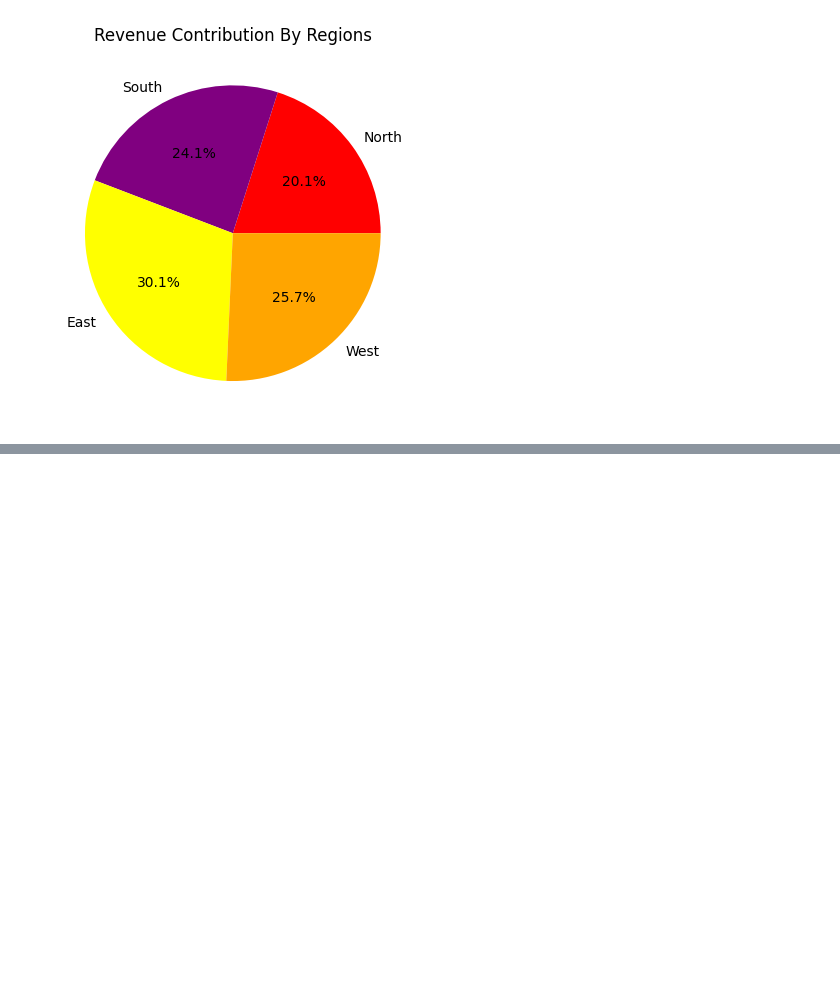
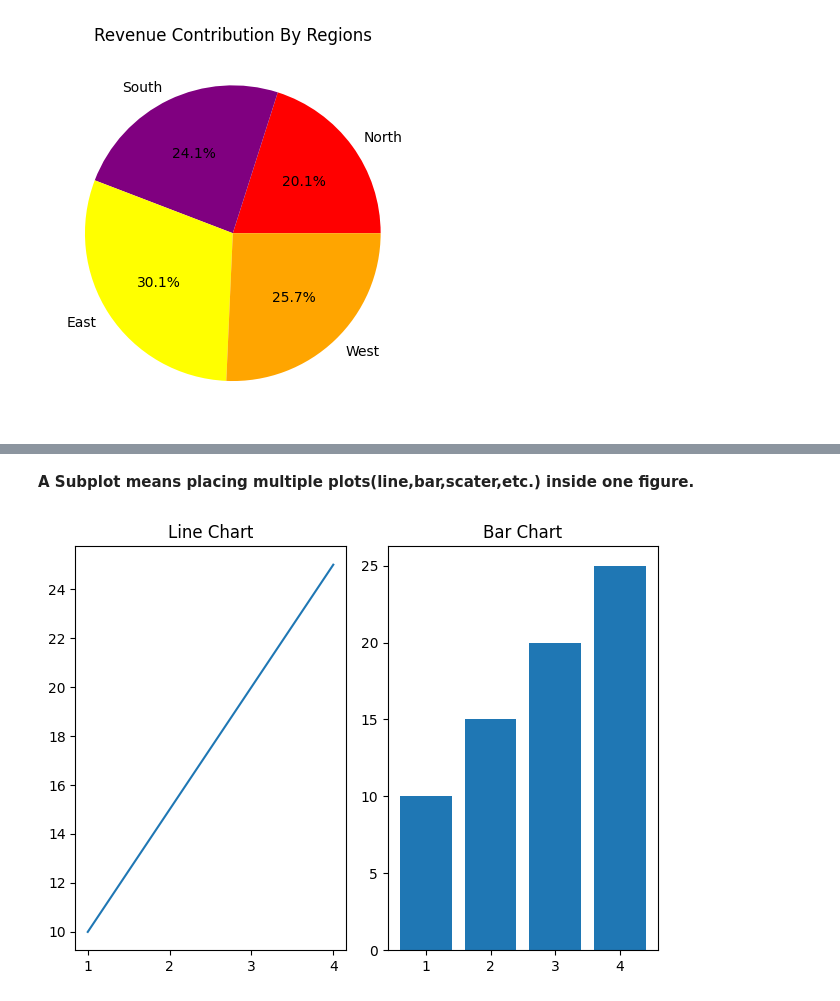
Before and after one commit to Legendkiller9855/Demo, a Jupyter notebook: learning_python_pynb.ipynb, the cells around one changed output, grey strips where cells are left out. Cells and saved outputs as stored; diff of their text form; code cells hidden in the pictures; blank space fills up the shorter version.

```diff
--- a/learning_python_pynb.ipynb
+++ b/learning_python_pynb.ipynb
@@ -2571,0 +2622,21 @@ plt.show()
+# %% [markdown]
+**A Subplot means placing multiple plots(line,bar,scater,etc.) inside one figure.**
+# %%
+#Method to create a full fledged Sub Plot
+import matplotlib.pyplot as plt
+x = [1,2,3,4]
+y = [10,15,20,25]
+
+plt.subplot(1,2,1) #Used to create subpot.It means , 1st row , 2nd column and 1 means 1st subplot.
+plt.plot(x,y)
+plt.title("Line Chart")
+
+plt.subplot(1,2,2) #Used to create subpot.It means , 1st row , 2nd column and 2 means 2nd subplot.
+plt.bar(x,y)
+plt.title("Bar Chart")
+
+plt.tight_layout() #It is used to fit all the charts created perfectly in the canvas.
+
+plt.show()
+# %% [output]
+[figure, added]
```
Also changed, not shown: parts of 9 cells of this notebook.
